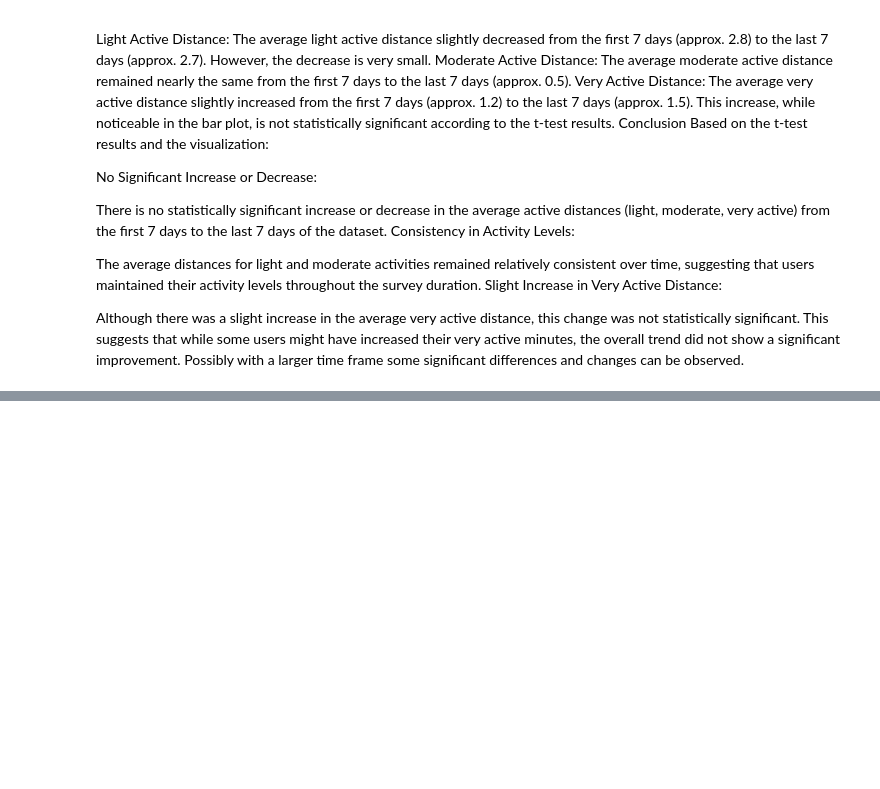
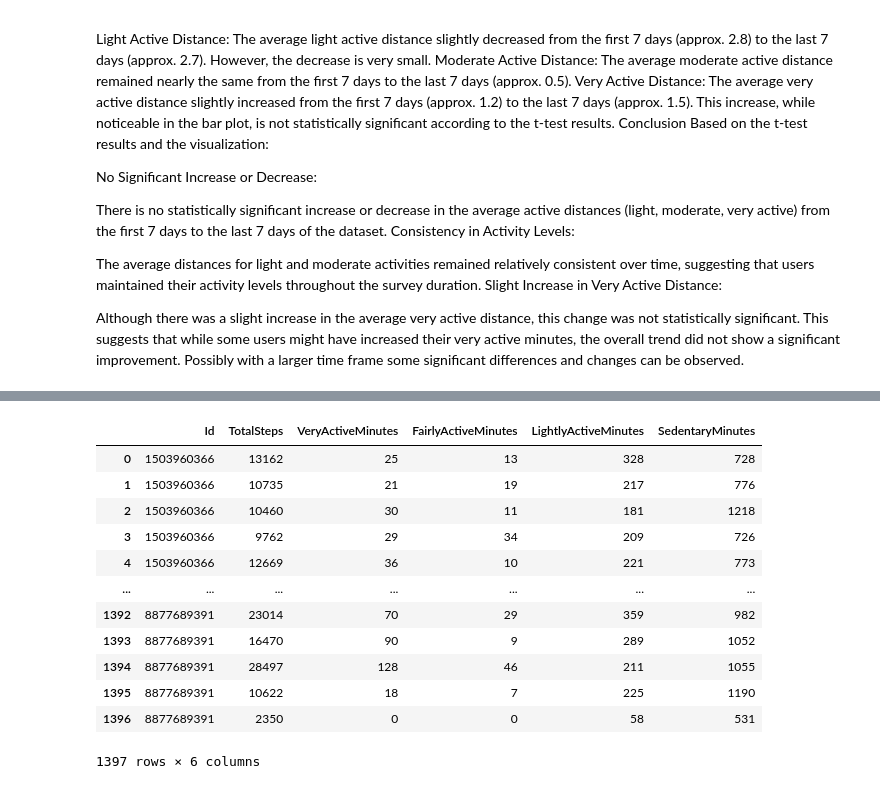
Before and after one commit to kinnith246/Project-1---Group-3, a Jupyter notebook: Dataset/Group 3 NB.ipynb, the cells around one changed output, grey strips where cells are left out. Saved outputs shown, nothing was run; the diff lists cells and outputs as text; code cells hidden in the pictures; blank space fills up the shorter version.

```diff
--- a/Dataset/Group 3 NB.ipynb
+++ b/Dataset/Group 3 NB.ipynb
@@ -900,0 +913,8 @@ Although there was a slight increase in the average very active distance, this c
+# %%
+### Part 1
+### HOW MANY REACHED THE GOAL OF 10,000 STEPS, AND WHAT WERE THE AVERAGE STEPS
+goal_reached = activity_levels.loc[activity_levels["TotalSteps"] >= 10000, ["Id", "TotalSteps"]]
+goal_reached.head()
+count_reached = len(goal_reached)
+print(count_reached)
+goal_reached
@@ -900,0 +1055,19 @@ Although there was a slight increase in the average very active distance, this c
+# %%
+###Part 3 statistical testing
+##bringing down previous dataframes for ease
+goal_reached
+activity_levels
+# %% [output]
+|  | Id | TotalSteps | VeryActiveMinutes | FairlyActiveMinutes | LightlyActiveMinutes | SedentaryMinutes |
+| 0 | 1503960366 | 13162 | 25 | 13 | 328 | 728 |
+| 1 | 1503960366 | 10735 | 21 | 19 | 217 | 776 |
+| 2 | 1503960366 | 10460 | 30 | 11 | 181 | 1218 |
+| 3 | 1503960366 | 9762 | 29 | 34 | 209 | 726 |
+| 4 | 1503960366 | 12669 | 36 | 10 | 221 | 773 |
+| ... | ... | ... | ... | ... | ... | ... |
+| 1392 | 8877689391 | 23014 | 70 | 29 | 359 | 982 |
+| 1393 | 8877689391 | 16470 | 90 | 9 | 289 | 1052 |
+| 1394 | 8877689391 | 28497 | 128 | 46 | 211 | 1055 |
+| 1395 | 8877689391 | 10622 | 18 | 7 | 225 | 1190 |
+| 1396 | 8877689391 | 2350 | 0 | 0 | 58 | 531 |
+1397 rows × 6 columns
```
Also changed, not shown: parts of 33 cells of this notebook.
